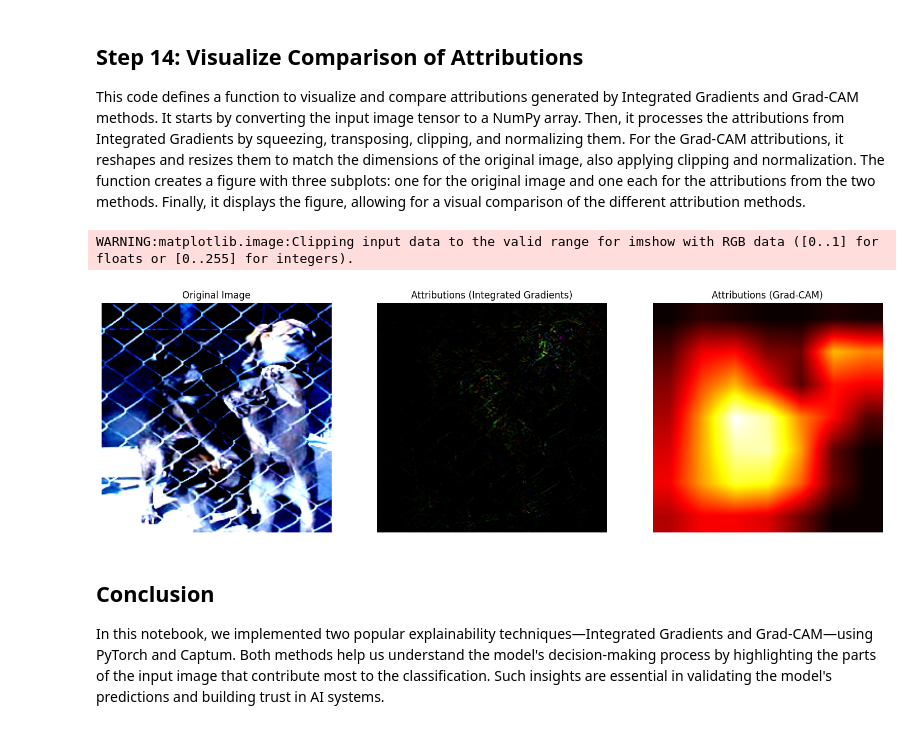
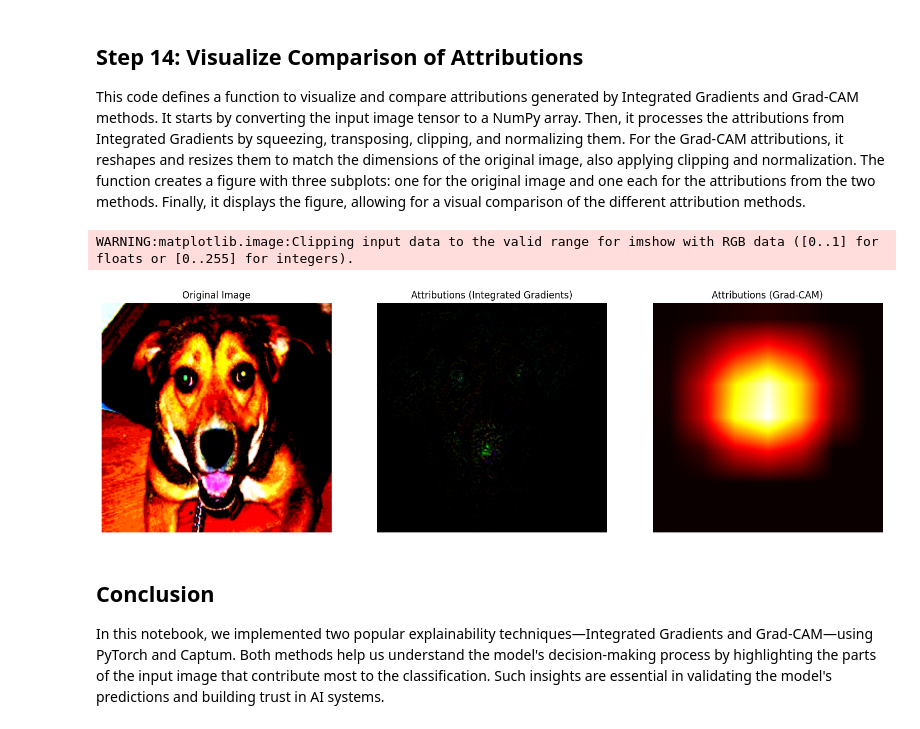
Before and after one commit to ChaosKingNV/cs-gy-6613-assignments, a Jupyter notebook: Assignment 2A/Assignment_2A.ipynb, the cells around one changed output. Cells and saved outputs as stored; diff of their text form; code cells hidden in the pictures.

```diff
--- a/Assignment 2A/Assignment_2A.ipynb
+++ b/Assignment 2A/Assignment_2A.ipynb
@@ -300,7 +300,7 @@ def visualize_attributions(image, attributions):
 
     plt.show()
 
-image, _ = val_dataset[3]
+image, _ = val_dataset[4]
 attributions, _ = explain_with_integrated_gradients(model, image)
 visualize_attributions(image, attributions)
 # %% [output]
@@ -374,17 +374,17 @@ def visualize_comparison(image, ig_attributions, grad_cam_attributions):
     plt.show()
 # %%
 # Get a sample from the validation set
-image, _ = val_dataset[3]  # Change index as needed
+image, _ = val_dataset[4]  # Change index as needed
 
 # Get attributions from both methods
 ig_attributions, _ = explain_with_integrated_gradients(model, image)
 grad_cam_attributions = explain_with_grad_cam(model, image)
 
 # Visualize the comparison
 visualize_comparison(image, ig_attributions, grad_cam_attributions)
 # %% [output]
 WARNING:matplotlib.image:Clipping input data to the valid range for imshow with RGB data ([0..1] for floats or [0..255] for integers).
-[figure, old version]
+[figure, new version]
 # %% [markdown]
 ## Conclusion
 In this notebook, we implemented two popular explainability techniques—Integrated Gradients and Grad-CAM—using PyTorch and Captum. Both methods help us understand the model's decision-making process by highlighting the parts of the input image that contribute most to the classification. Such insights are essential in validating the model's predictions and building trust in AI systems.
```
Also changed, not shown: parts of 4 cells of this notebook.
